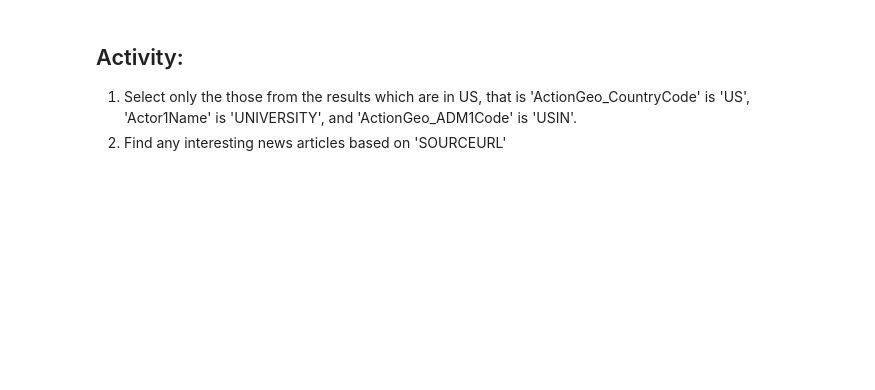
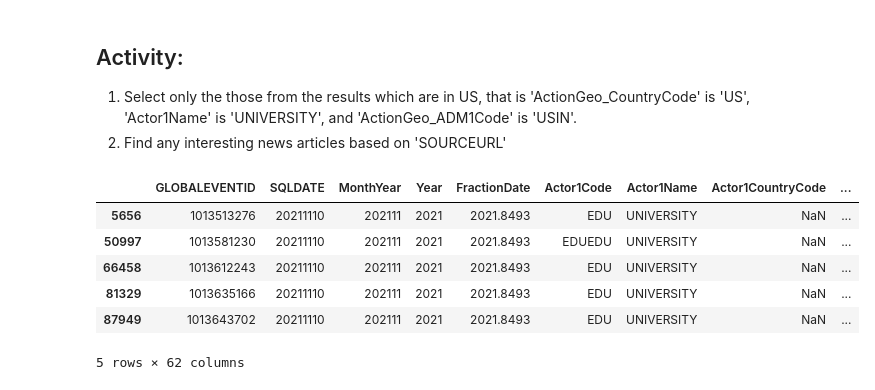
Before and after one commit to ssomanch/ITAO30210_Fall_2021, a Jupyter notebook: Lecture_22_Python_WebScrapping_Nov_11.ipynb, the cells around one changed output. Cells and saved outputs as stored; diff of their text form; code cells hidden in the pictures; blank space fills up the shorter version.

```diff
--- a/Lecture_22_Python_WebScrapping_Nov_11.ipynb
+++ b/Lecture_22_Python_WebScrapping_Nov_11.ipynb
@@ -199,3 +472,16 @@ results.tail(10)
 
 1. Select only the those from the results which are in US, that is 'ActionGeo_CountryCode' is 'US', 'Actor1Name' is 'UNIVERSITY', and 'ActionGeo_ADM1Code' is 'USIN'.
 2. Find any interesting news articles based on 'SOURCEURL'
+# %%
+results_IN = results[ (results['ActionGeo_CountryCode'] == 'US') &
+                     (results['Actor1Name'] == 'UNIVERSITY') &
+                    (results['ActionGeo_ADM1Code'] == 'USIN') ]
+results_IN.head()
+# %% [output]
+|  | GLOBALEVENTID | SQLDATE | MonthYear | Year | FractionDate | Actor1Code | Actor1Name | Actor1CountryCode | ... |
+| 5656 | 1013513276 | 20211110 | 202111 | 2021 | 2021.8493 | EDU | UNIVERSITY | NaN | ... |
+| 50997 | 1013581230 | 20211110 | 202111 | 2021 | 2021.8493 | EDUEDU | UNIVERSITY | NaN | ... |
+| 66458 | 1013612243 | 20211110 | 202111 | 2021 | 2021.8493 | EDU | UNIVERSITY | NaN | ... |
+| 81329 | 1013635166 | 20211110 | 202111 | 2021 | 2021.8493 | EDU | UNIVERSITY | NaN | ... |
+| 87949 | 1013643702 | 20211110 | 202111 | 2021 | 2021.8493 | EDU | UNIVERSITY | NaN | ... |
+5 rows × 62 columns
```
Also changed, not shown: parts of 34 cells of this notebook.
